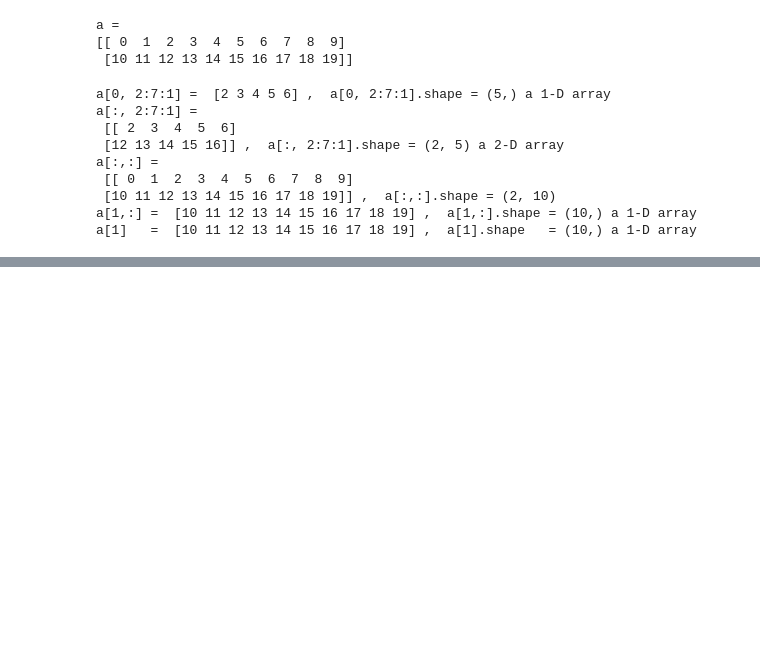
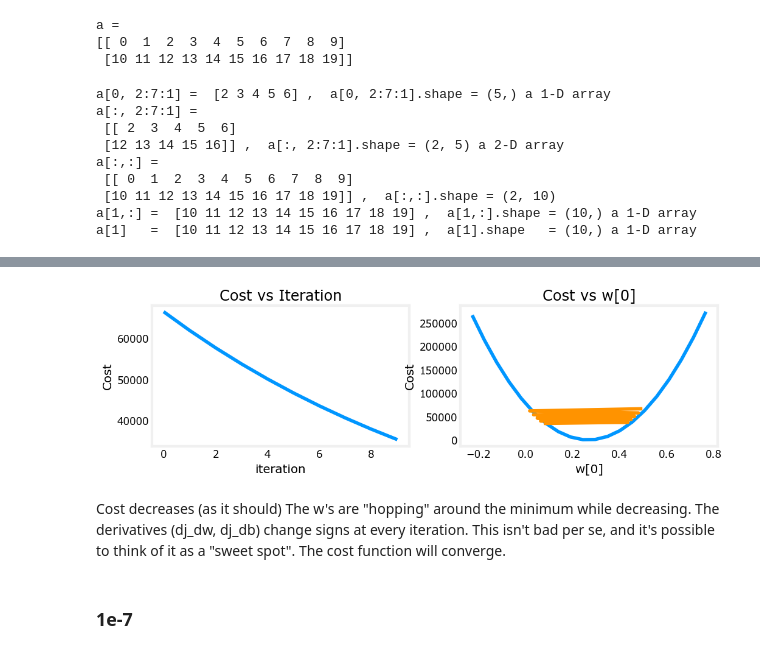
Before and after one commit to Rodmr092/ML-Intro-Andrew-NG, a Jupyter notebook: C1-Supervised ML_Regression and Classification/Week 2/W2_test_notebook.ipynb, the cells around one changed output, grey strips where cells are left out. Drawn from its saved outputs; the diff is of its cells as text; code cells hidden in the pictures; blank space fills up the shorter version.

```diff
--- a/C1-Supervised ML_Regression and Classification/Week 2/W2_test_notebook.ipynb
+++ b/C1-Supervised ML_Regression and Classification/Week 2/W2_test_notebook.ipynb
@@ -328,0 +528,3 @@ a[1]   =  [10 11 12 13 14 15 16 17 18 19] ,  a[1].shape   = (10,) a 1-D array
+# %%
+#set alpha to 9e-7
+_,_,hist = run_gradient_descent(X_train, y_train, 10, alpha = 9e-7)
@@ -328,0 +545,8 @@ a[1]   =  [10 11 12 13 14 15 16 17 18 19] ,  a[1].shape   = (10,) a 1-D array
+# %%
+plot_cost_i_w(X_train, y_train, hist)
+# %% [output]
+[figure, added]
+# %% [markdown]
+Cost decreases (as it should) The w's are "hopping" around the minimum while decreasing. The derivatives (dj_dw, dj_db) change signs at every iteration. This isn't bad per se, and it's possible to think of it as a "sweet spot". The cost function will converge.
+# %% [markdown]
+### 1e-7
```
Also changed, not shown: parts of 46 cells of this notebook, 1 other file.
